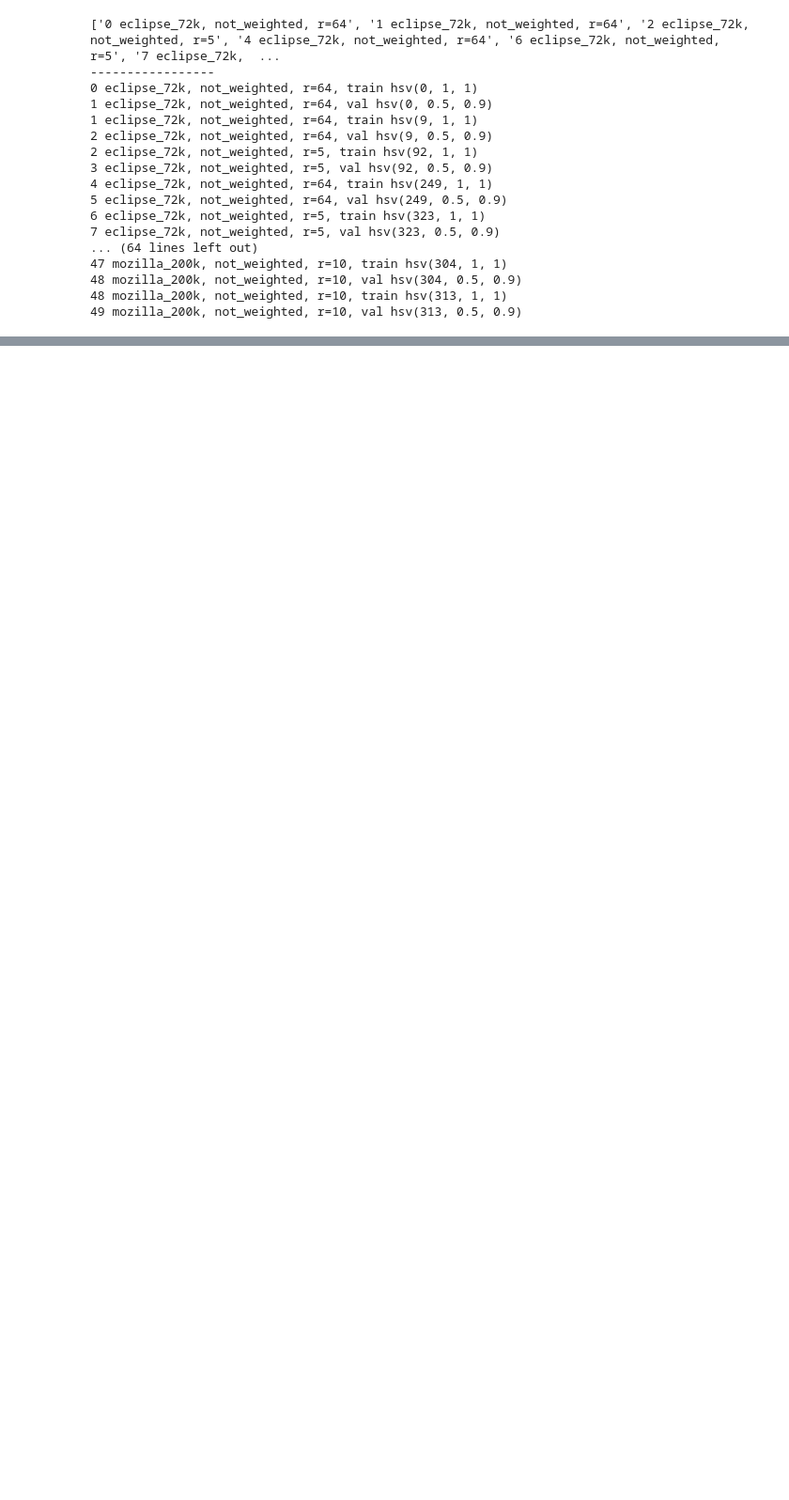
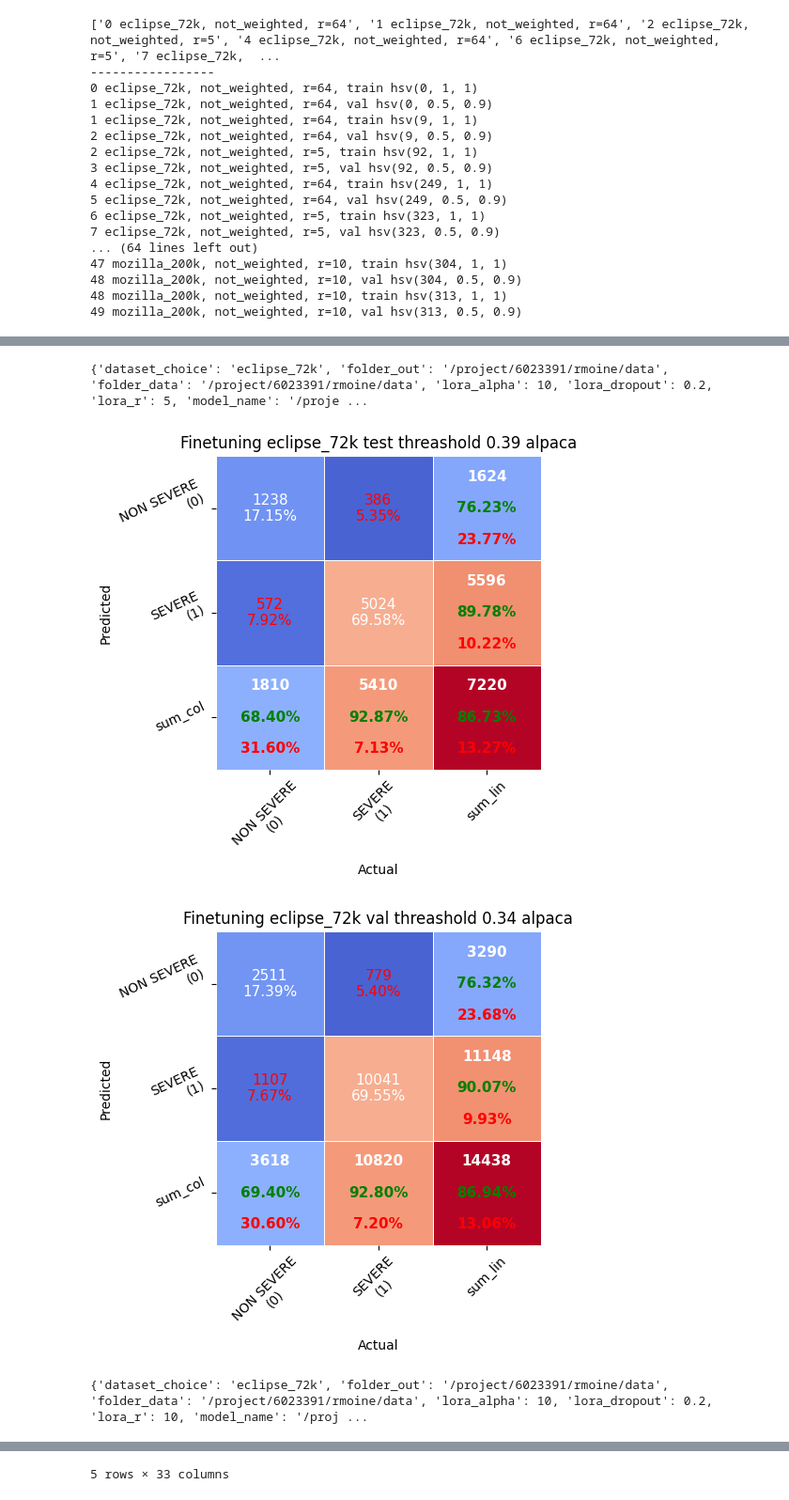
Before and after one commit to AndressaStefany/severityPrediction, a Jupyter notebook: src/llm/fineuning_results.ipynb, the cells around one changed output, grey strips where cells are left out. Shown at 94% size. Saved outputs shown, nothing was run; the diff lists cells and outputs as text; code cells hidden in the pictures; blank space fills up the shorter version.

Commit message:
feature: finetuning results

```diff
--- a/src/llm/fineuning_results.ipynb
+++ b/src/llm/fineuning_results.ipynb
@@ -319,0 +259,50 @@ img_to_clipboard(img)
+# %%
+redo_folders = (root / "redo").glob("./qlora*_[0-9]")
+l = []
+i_tot = 0
+for f in redo_folders:
+    with open(f / "parameters.json") as fp:
+        parameters = json.load(fp)
+    print(parameters)
+    i_tot += 1
+    i = i_tot//2
+    for file in f.glob("data_epoch*"):
+        dataset_type = file.stem.split("_")[-1].split(".")[0]
+        with open(file) as fp:
+            d = json.load(fp)
+        df_sample = pd.DataFrame(d)
+        preds = np.array(df_sample['probability'])
+        y_true = np.array(df_sample['binary_severity'])
+        fpr, tpr, thresholds = roc_curve(y_true=y_true, y_score=preds)
+        best_threshold, best_accuracy = None, None
+        for threshold in thresholds:
+            accuracy = accuracy_score(y_true, (preds >= threshold).astype(int))
+            if best_threshold is None or (best_accuracy is not None and accuracy > best_accuracy):
+                best_threshold = threshold
+                best_accuracy = accuracy
+        accuracy = best_accuracy
+        df_sample.loc[:,'prediction'] = (preds >= best_threshold).astype(int)
+        assert best_threshold is not None
+        confusion_matrix, f1, _ = compute_metrics_from_list(d, pred_field="prediction")
+        dataset_choice = parameters["dataset_choice"]
+        prompt_id = parameters["prompt_id"]
+        conf_matrix_name = dataset_type
+        compute_metrics_from_files(
+            conf_matrix=np.array(confusion_matrix),
+            f1=f1,
+            folder_out=root,
+            title=f"Finetuning {dataset_choice} {conf_matrix_name} threashold {best_threshold:.2f} {prompt_id}",
+            id=f"finetune_{dataset_choice}_{conf_matrix_name}_{prompt_id}",
+            backend=None
+        )
+        epoch = int(np.ceil(d[-1]['epoch'])) # we use ceil as we want to round up the training epoch
+        loss = sum(e['loss'] for e in d)/len(d)
+        roc_auc = auc(fpr, tpr)
+        l.append({"roc_auc":roc_auc, "threshold": best_threshold, "epoch":epoch,"dataset_type":dataset_type,"confusion_matrix":confusion_matrix,"f1":f1,"accuracy":accuracy*100, "path_data_folder": f.stem, "loss": loss, "i":i, **parameters, "hyperparameters": parameters})
+df = pd.DataFrame(l)
+display(df.head())
+# %% [output]
+{'dataset_choice': 'eclipse_72k', 'folder_out': '/project/6023391/rmoine/data', 'folder_data': '/project/6023391/rmoine/data', 'lora_alpha': 10, 'lora_dropout': 0.2, 'lora_r': 5, 'model_name': '/proje ...
+[figure, added]
+[figure, added]
+{'dataset_choice': 'eclipse_72k', 'folder_out': '/project/6023391/rmoine/data', 'folder_data': '/project/6023391/rmoine/data', 'lora_alpha': 10, 'lora_dropout': 0.2, 'lora_r': 10, 'model_name': '/proj ...
@@ -319,0 +323 @@ img_to_clipboard(img)
+5 rows × 33 columns
```
Also changed, not shown: parts of 5 cells of this notebook, 8 other files.
